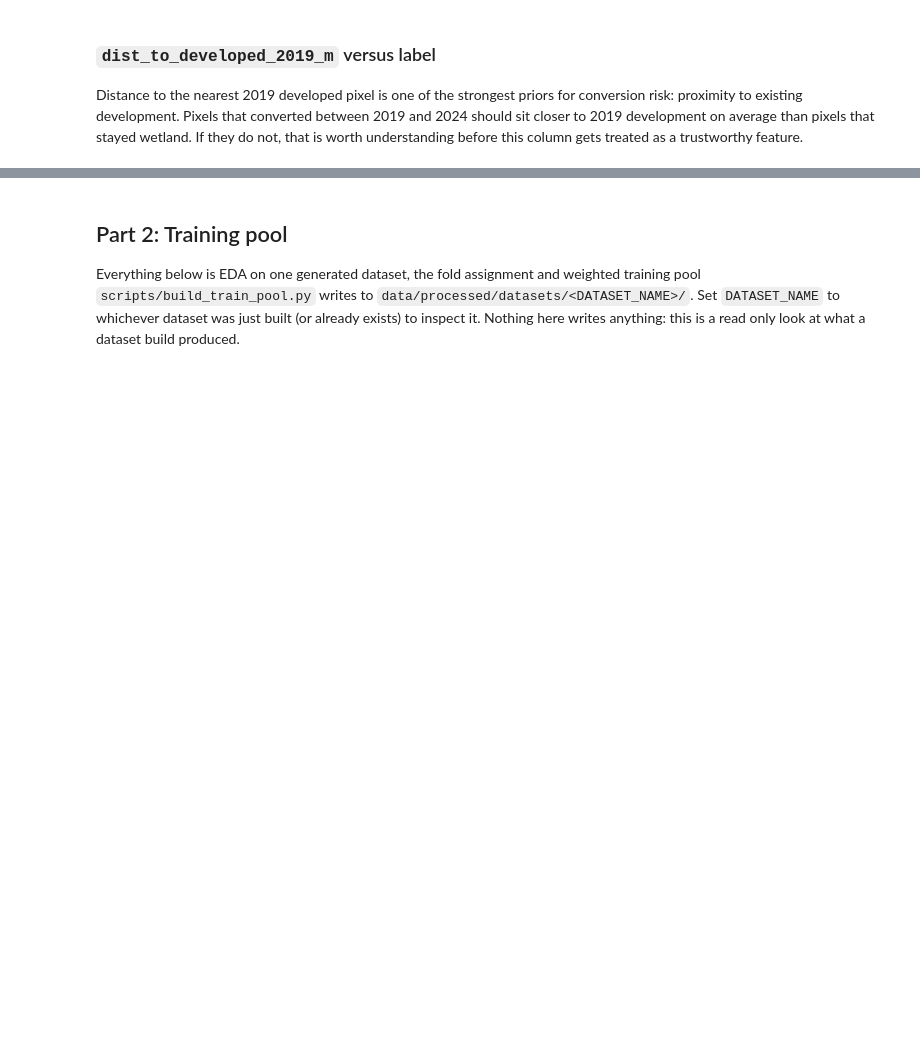
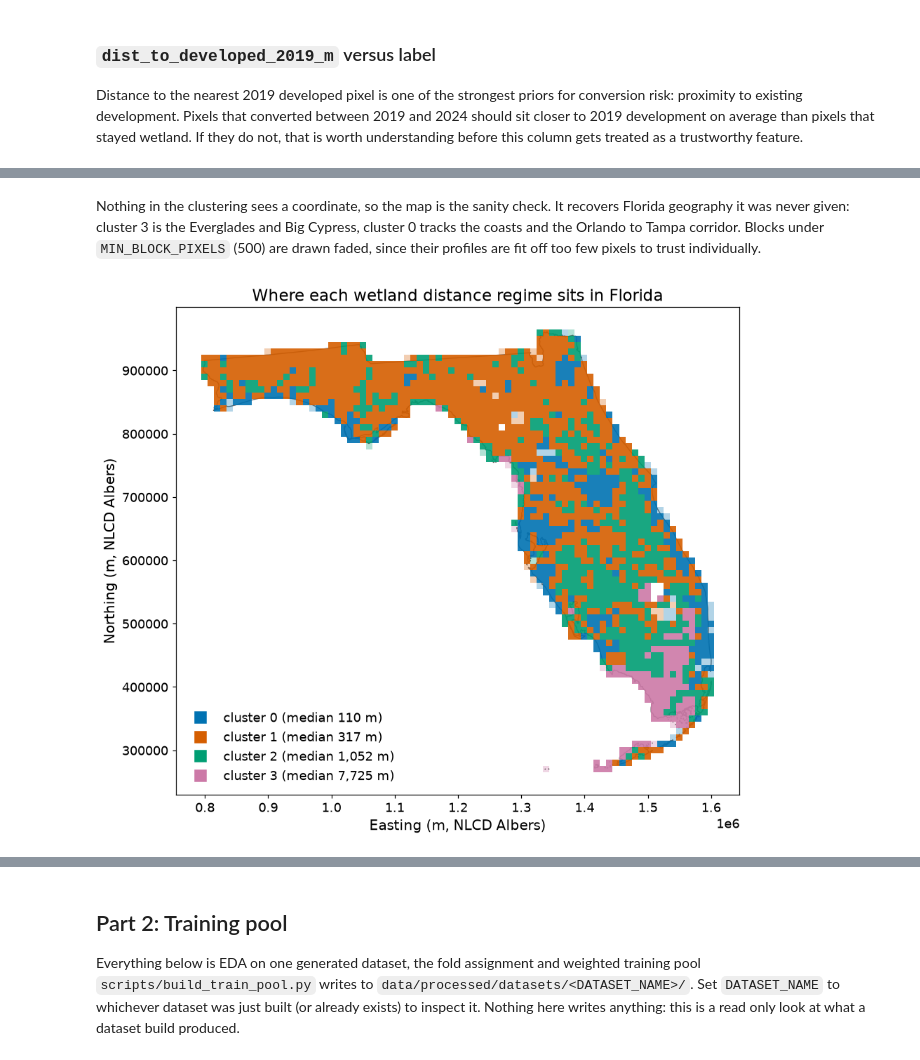
Before and after one commit to joshstallings/wetland_conversion, a Jupyter notebook: eda_dataset.ipynb, the cells around one changed output, grey strips where cells are left out. Saved outputs shown, nothing was run; the diff lists cells and outputs as text; code cells hidden in the pictures; blank space fills up the shorter version.

```diff
--- a/eda_dataset.ipynb
+++ b/eda_dataset.ipynb
@@ -183,0 +377,38 @@ with plt.rc_context(gb_common.SLIDE_RC):
+# %% [markdown]
+Nothing in the clustering sees a coordinate, so the map is the sanity check.
+It recovers Florida geography it was never given: cluster 3 is the
+Everglades and Big Cypress, cluster 0 tracks the coasts and the Orlando to
+Tampa corridor. Blocks under `MIN_BLOCK_PIXELS` (500) are drawn faded, since
+their profiles are fit off too few pixels to trust individually.
+# %%
+tiles_crs = gpd.read_file("data/boundaries/florida_tiles_30m_60km.gpkg").crs
+fl_boundary = gpd.read_file("data/boundaries/cb_2023_us_state_500k/cb_2023_us_state_500k.shp")
+fl_boundary = fl_boundary[fl_boundary["STUSPS"] == "FL"].to_crs(tiles_crs)
+
+with plt.rc_context(gb_common.SLIDE_RC):
+    fig, ax = plt.subplots(figsize=(10.5, 8.2))
+    fl_boundary.boundary.plot(ax=ax, color="#666666", lw=0.9, zorder=1)
+
+    for c in range(K):
+        m = blocks["cluster"] == c
+        rects = [Rectangle((x - bdp.BLOCK_SIZE_M / 2, y - bdp.BLOCK_SIZE_M / 2),
+                           bdp.BLOCK_SIZE_M, bdp.BLOCK_SIZE_M)
+                 for x, y in zip(blocks.loc[m, "x_center"], blocks.loc[m, "y_center"])]
+        rgba = np.tile(np.array(to_rgba(gb_common.CLUSTER_COLORS[c])), (len(rects), 1))
+        rgba[:, 3] = np.where(blocks.loc[m, "is_small"], 0.3, 0.9)
+        pc = PatchCollection(rects, edgecolor="none", zorder=2)
+        pc.set_facecolor(rgba)
+        ax.add_collection(pc)
+        ax.plot([], [], "s", ms=10, color=gb_common.CLUSTER_COLORS[c], label=CLUSTER_LABELS[c])
+
+    ax.set_aspect("equal")
+    ax.autoscale_view()
+    ax.set_xlabel("Easting (m, NLCD Albers)")
+    ax.set_ylabel("Northing (m, NLCD Albers)")
+    ax.set_title("Where each wetland distance regime sits in Florida")
+    ax.legend(loc="lower left", frameon=False)
+
+    fig.savefig(f"{FIG_DIR}/cluster_map.png")
+    plt.show()
+# %% [output]
+[figure, added]
```
Also changed, not shown: parts of 31 cells of this notebook, 14 other files.
